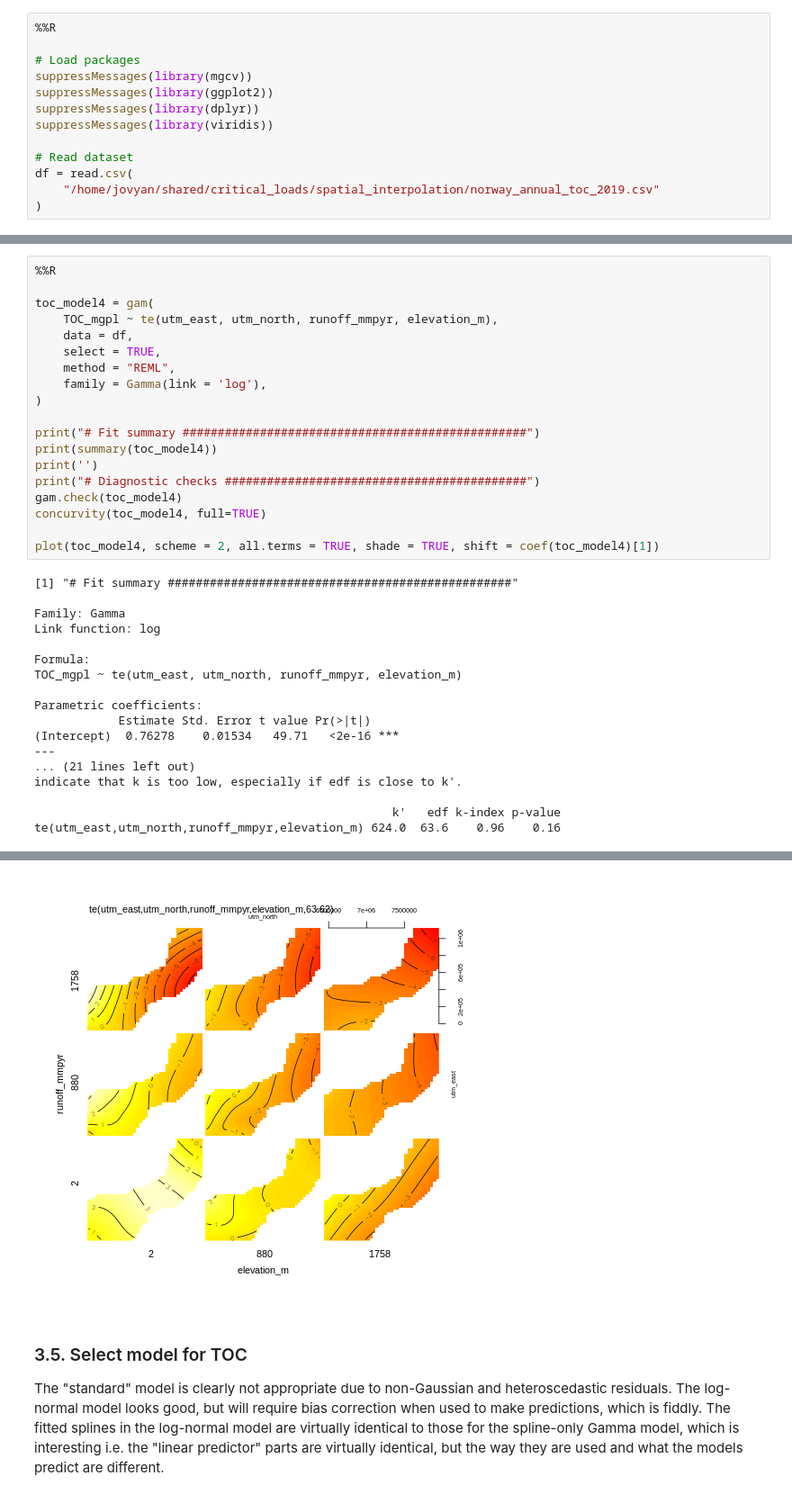
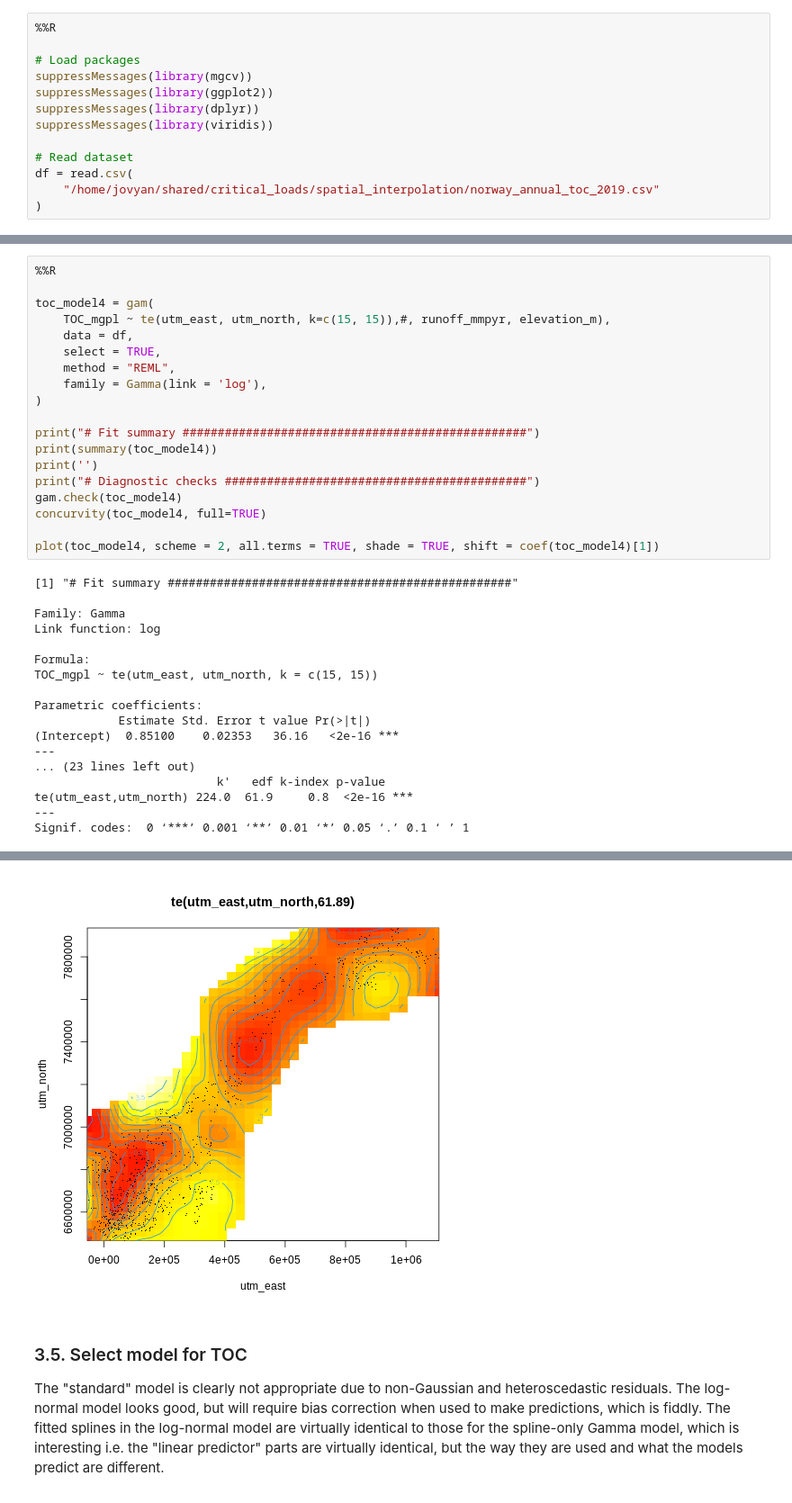
Before and after one commit to JamesSample/critical_loads_2, a Jupyter notebook: notebooks/workflow_update_2023/02b_statistical_models.ipynb, the cells around one changed output, grey strips where cells are left out. Shown at 90% size. Drawn from its saved outputs; the diff is of its cells as text.

Commit message:
Remove elevation and runoff from TOC model and re-run

```diff
--- a/notebooks/workflow_update_2023/02b_statistical_models.ipynb
+++ b/notebooks/workflow_update_2023/02b_statistical_models.ipynb
@@ -331,7 +327,7 @@ s(elevation_m)         9.00  4.08    0.98    0.59
 %%R
 
 toc_model4 = gam(
-    TOC_mgpl ~ te(utm_east, utm_north, runoff_mmpyr, elevation_m),
+    TOC_mgpl ~ te(utm_east, utm_north, k=c(15, 15)),#, runoff_mmpyr, elevation_m),
     data = df,
     select = TRUE,
     method = "REML",
@@ -353,14 +349,14 @@ Family: Gamma
 Link function: log
 
 Formula:
-TOC_mgpl ~ te(utm_east, utm_north, runoff_mmpyr, elevation_m)
+TOC_mgpl ~ te(utm_east, utm_north, k = c(15, 15))
 
 Parametric coefficients:
             Estimate Std. Error t value Pr(>|t|)
-(Intercept)  0.76278    0.01534   49.71   <2e-16 ***
+(Intercept)  0.85100    0.02353   36.16   <2e-16 ***
 ---
-... (21 lines left out)
-indicate that k is too low, especially if edf is close to k'.
-
-                                                   k'   edf k-index p-value
-te(utm_east,utm_north,runoff_mmpyr,elevation_m) 624.0  63.6    0.96    0.16
+... (23 lines left out)
+                          k'   edf k-index p-value
+te(utm_east,utm_north) 224.0  61.9     0.8  <2e-16 ***
+---
+Signif. codes:  0 ‘***’ 0.001 ‘**’ 0.01 ‘*’ 0.05 ‘.’ 0.1 ‘ ’ 1
@@ -368,4 +364,4 @@ te(utm_east,utm_north,runoff_mmpyr,elevation_m) 624.0  63.6    0.96    0.16
-[figure, old version]
+[figure, new version]
 # %% [markdown]
 ### 3.5. Select model for TOC
 
```
Also changed, not shown: parts of 10 cells of this notebook, 10 other files.
